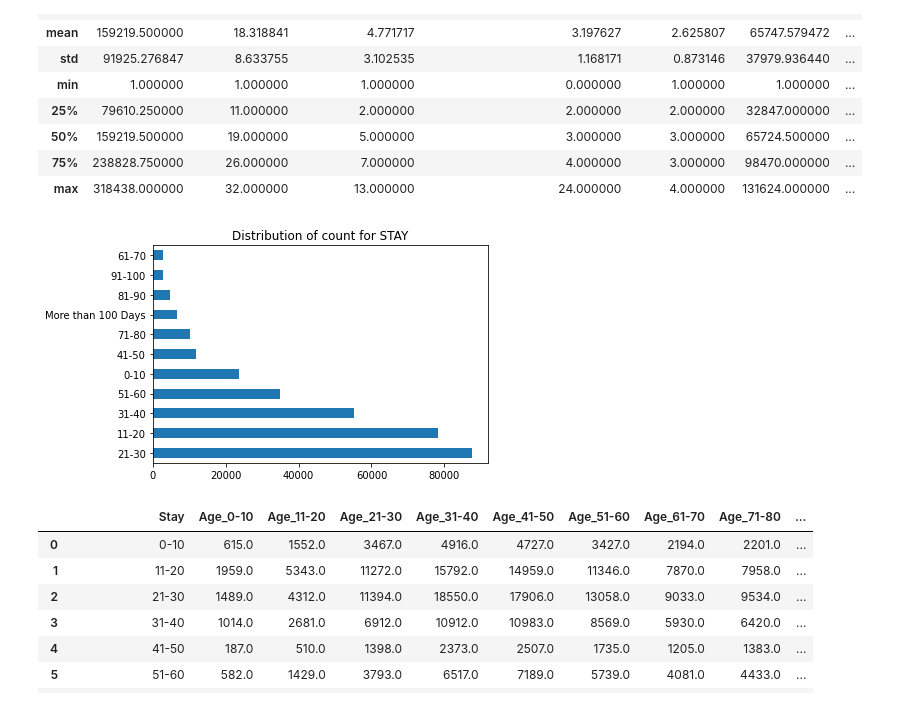
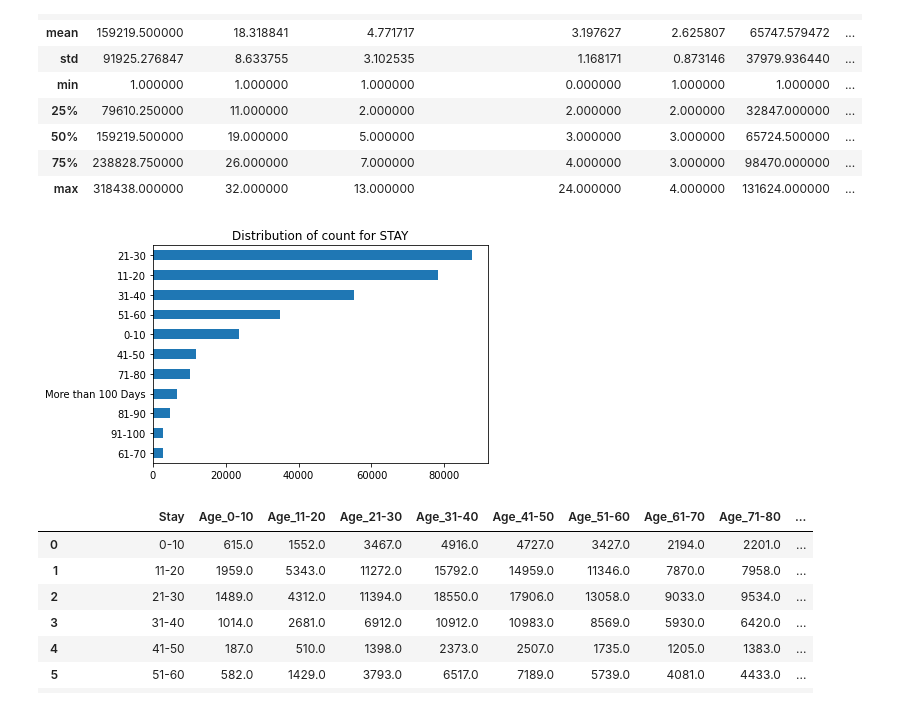
Before and after one commit to mishra-atul5001/Data-Science-Medium-Content, a Jupyter notebook: healthcare-problem-statement.ipynb, the cells around one changed output. Drawn from its saved outputs; the diff is of its cells as text; code cells hidden in the pictures.

```diff
--- a/healthcare-problem-statement.ipynb
+++ b/healthcare-problem-statement.ipynb
@@ -75,10 +80,10 @@ train_dataset.describe()
 | max | 318438.000000 | 32.000000 | 13.000000 | 24.000000 | 4.000000 | 131624.000000 | ... |
 # %%
 # I though instead of showing values, let's look at a graph and directly infer!
-train_dataset.Stay.value_counts().plot(kind = 'barh');
+train_dataset.Stay.value_counts(ascending=True).plot(kind = 'barh');
 plt.title('Distribution of count for STAY');
 # %% [output]
-[figure, old version]
+[figure, new version]
 # %%
 # For each Stay Category, trying to look for the AGE distribution
 stay_age_distribution = pd.get_dummies(train_dataset.loc[:,['Stay','Age']], columns=['Age']).groupby('Stay', as_index=False).sum()
```
Also changed, not shown: parts of 14 cells of this notebook.
